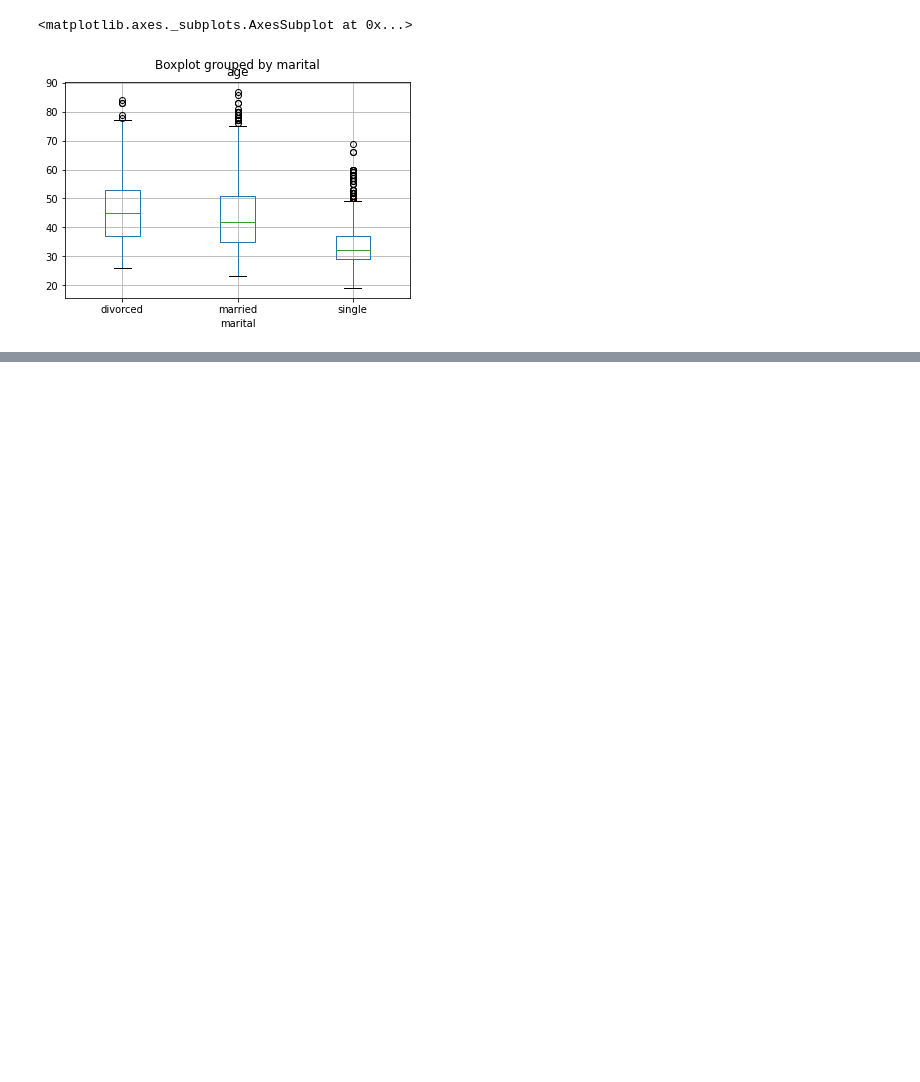
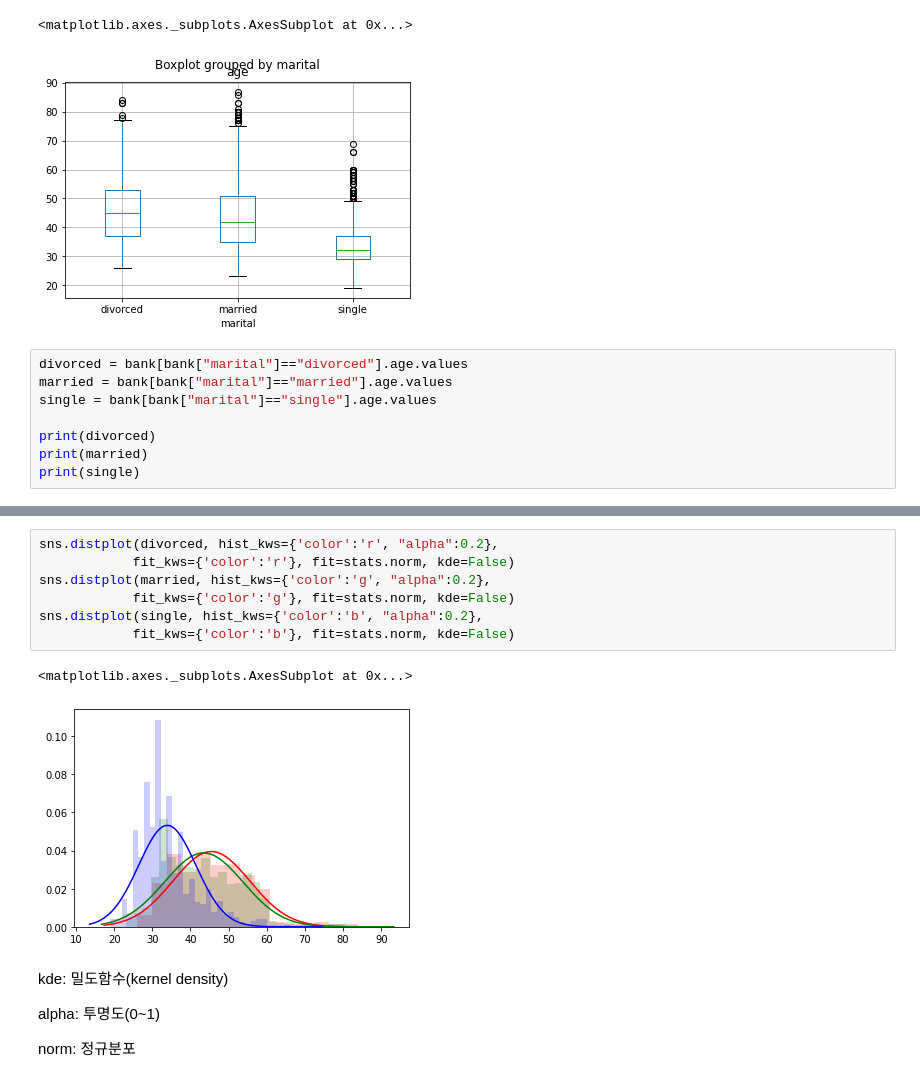
Before and after one commit to pigyechan/DataAnalysis, a Jupyter notebook: StatPractice.ipynb, the cells around one changed output, grey strips where cells are left out. Cells and saved outputs as stored; diff of their text form; blank space fills up the shorter version.

```diff
--- a/StatPractice.ipynb
+++ b/StatPractice.ipynb
@@ -315,3 +315,11 @@ bank.boxplot(column="age", by="marital")
 # %% [output]
 <matplotlib.axes._subplots.AxesSubplot at 0x...>
 [figure]
+# %%
+divorced = bank[bank["marital"]=="divorced"].age.values
+married = bank[bank["marital"]=="married"].age.values
+single = bank[bank["marital"]=="single"].age.values
+
+print(divorced)
+print(married)
+print(single)
@@ -317,0 +380,16 @@ bank.boxplot(column="age", by="marital")
+# %%
+sns.distplot(divorced, hist_kws={'color':'r', "alpha":0.2},
+            fit_kws={'color':'r'}, fit=stats.norm, kde=False)
+sns.distplot(married, hist_kws={'color':'g', "alpha":0.2},
+            fit_kws={'color':'g'}, fit=stats.norm, kde=False)
+sns.distplot(single, hist_kws={'color':'b', "alpha":0.2},
+            fit_kws={'color':'b'}, fit=stats.norm, kde=False)
+# %% [output]
+<matplotlib.axes._subplots.AxesSubplot at 0x...>
+[figure, added]
+# %% [markdown]
+kde: 밀도함수(kernel density)
+
+alpha: 투명도(0~1)
+
+norm: 정규분포
```
Also changed, not shown: parts of 19 cells of this notebook.
